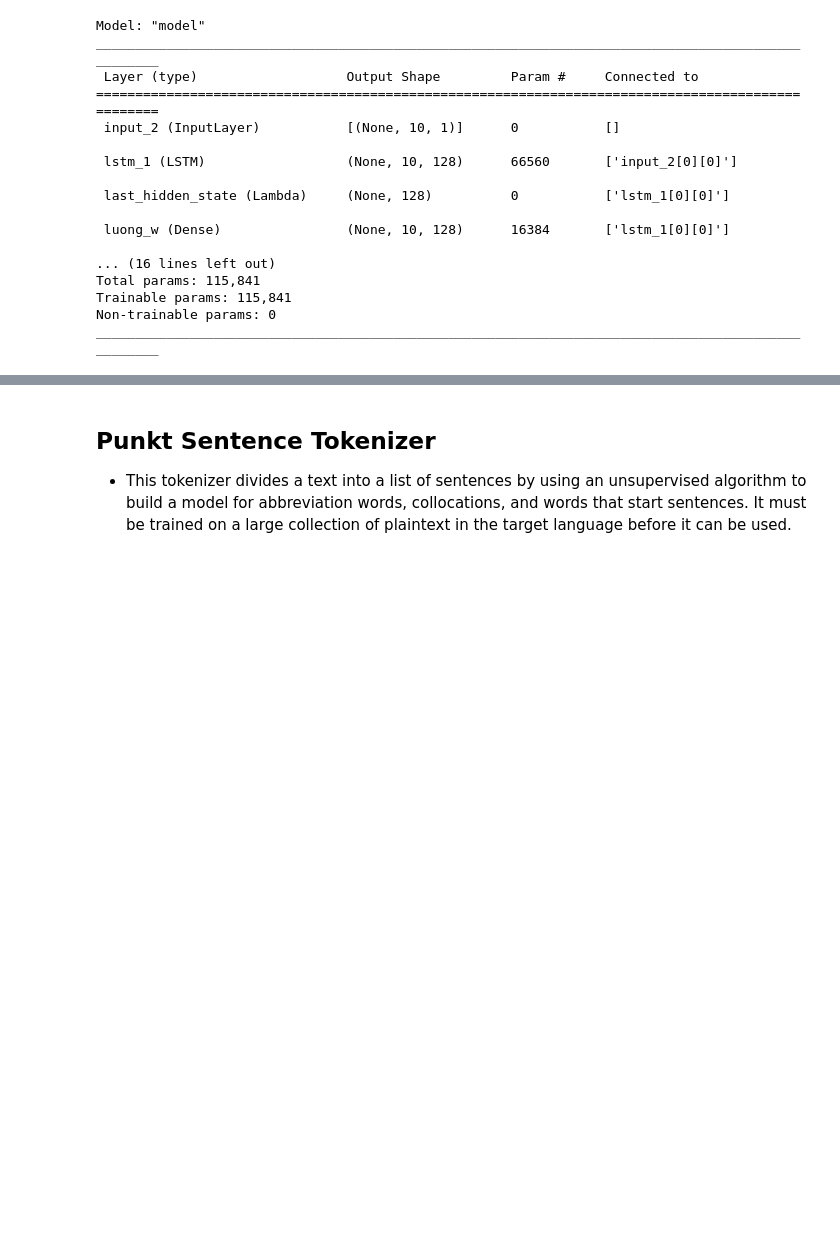
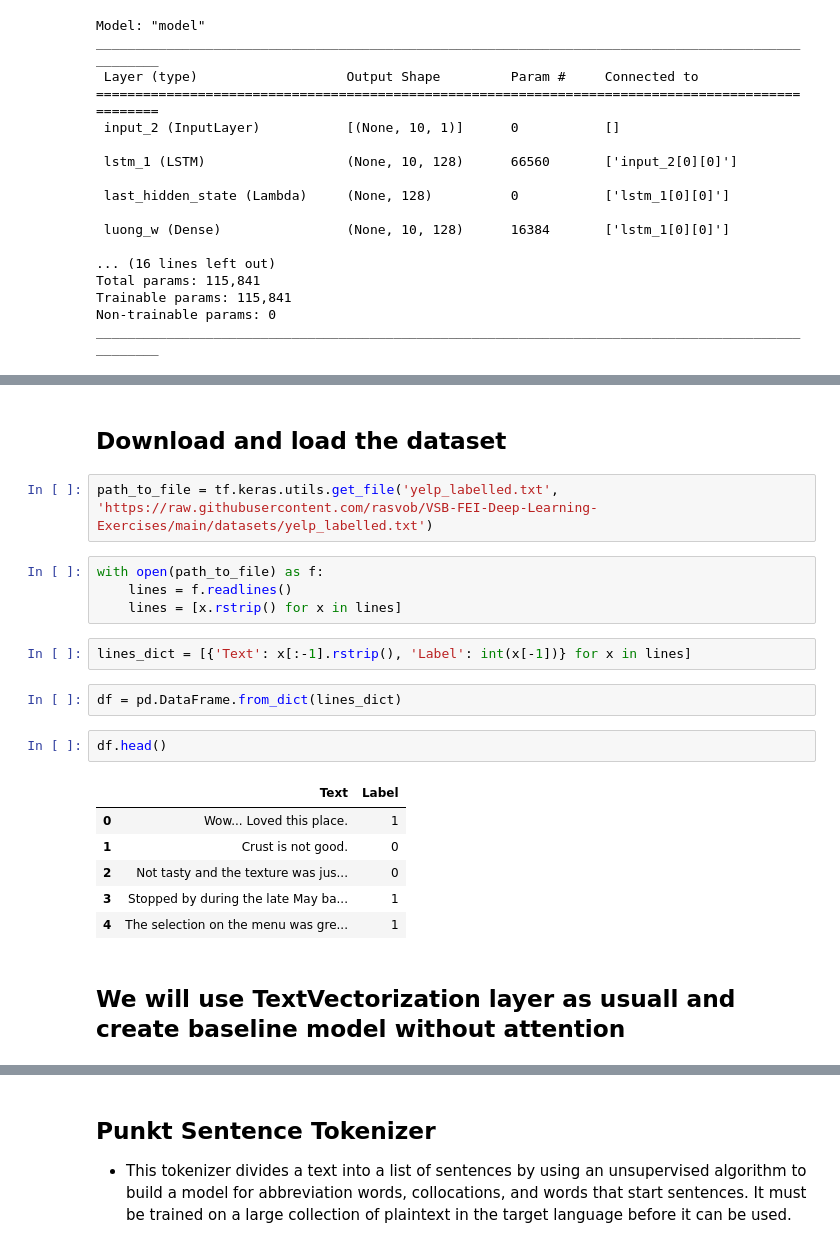
Before and after one commit to rasvob/VSB-FEI-Deep-Learning-Exercises, a Jupyter notebook: dl_08.ipynb, the cells around one changed output, grey strips where cells are left out. Cells and saved outputs as stored; diff of their text form; blank space fills up the shorter version.

Commit message:
Dataset update

```diff
--- a/dl_08.ipynb
+++ b/dl_08.ipynb
@@ -276,0 +279,23 @@ Epoch 5/100
+# %% [markdown]
+## Download and load the dataset
+# %%
+path_to_file = tf.keras.utils.get_file('yelp_labelled.txt', 'https://raw.githubusercontent.com/rasvob/VSB-FEI-Deep-Learning-Exercises/main/datasets/yelp_labelled.txt')
+# %%
+with open(path_to_file) as f:
+    lines = f.readlines()
+    lines = [x.rstrip() for x in lines]
+# %%
+lines_dict = [{'Text': x[:-1].rstrip(), 'Label': int(x[-1])} for x in lines]
+# %%
+df = pd.DataFrame.from_dict(lines_dict)
+# %%
+df.head()
+# %% [output]
+|  | Text | Label |
+| 0 | Wow... Loved this place. | 1 |
+| 1 | Crust is not good. | 0 |
+| 2 | Not tasty and the texture was jus... | 0 |
+| 3 | Stopped by during the late May ba... | 1 |
+| 4 | The selection on the menu was gre... | 1 |
+# %% [markdown]
+## We will use TextVectorization layer as usuall and create baseline model without attention
```
Also changed, not shown: parts of 20 cells of this notebook, 1 other file.
